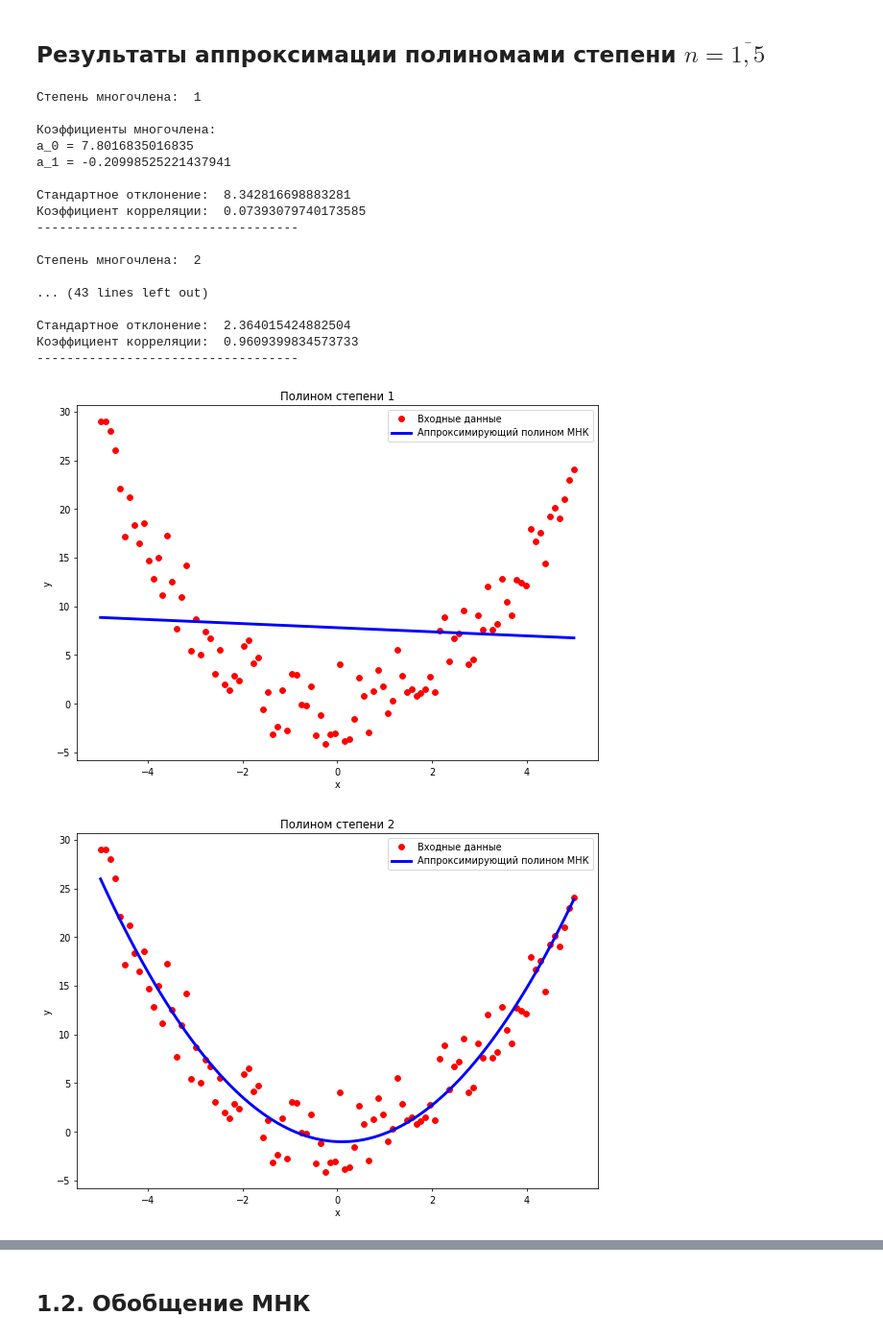
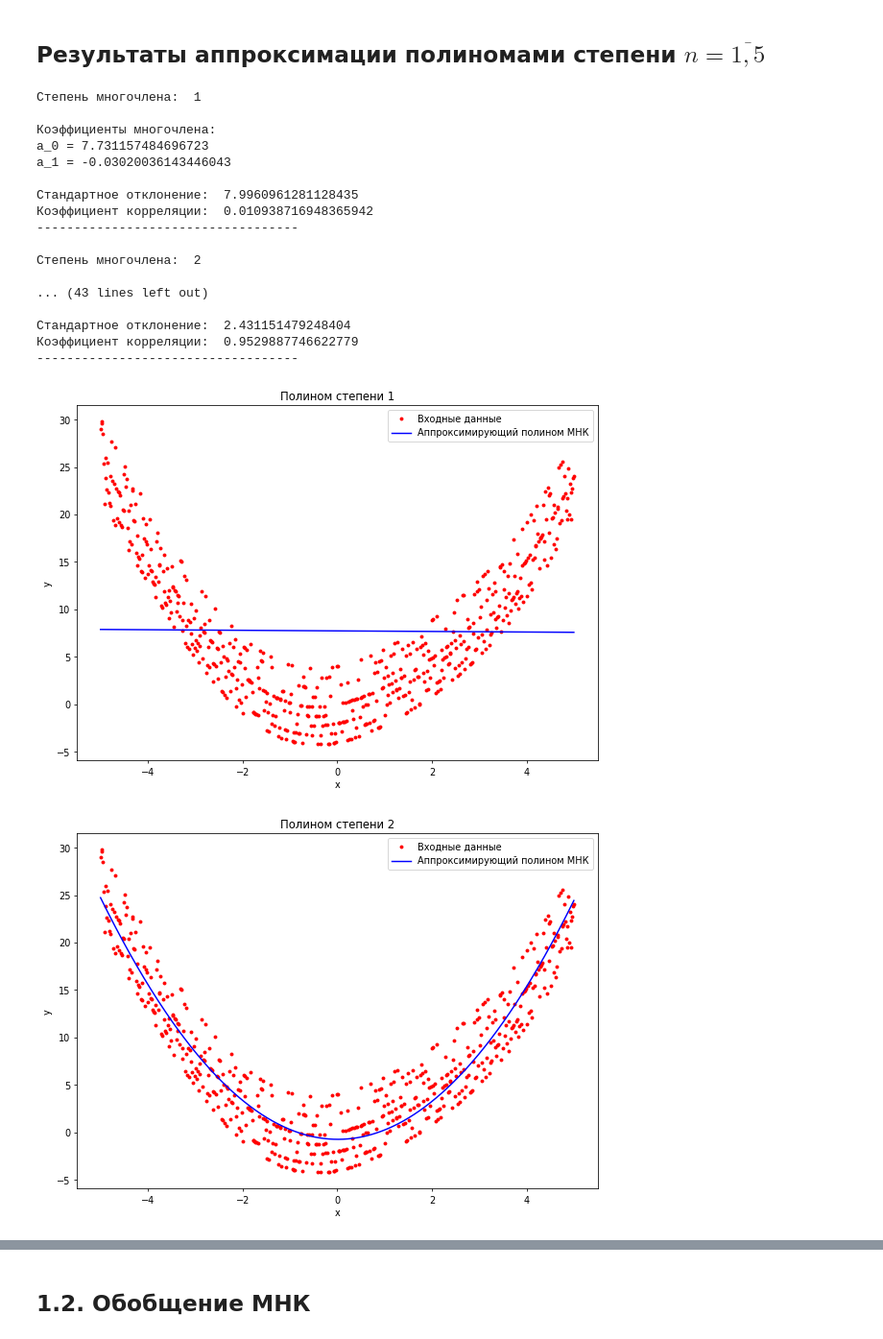
Before and after one commit to verse-chorus/least_squares_method, a Jupyter notebook: МНК.ipynb, the cells around one changed output, grey strips where cells are left out. Shown: that part at 96% size. Drawn from its saved outputs; the diff is of its cells as text; code cells hidden in the pictures.

```diff
--- a/МНК.ipynb
+++ b/МНК.ipynb
@@ -9,7 +10,7 @@ plt=reload(plt)
 # %% [markdown]
 ## Исходная функция
 # %%
-def fn(x):
+def f(x):
     return x**2 + np.sin(x)
 # %% [markdown]
 ## 1.1. Нормальные уравнения
@@ -35,10 +36,10 @@ def least_squares(a, b, m, poly_degree, figure=None, arg=None, show_info=None):
     fun_vals = []
     x, y = [], []
     interval = np.linspace(a, b, m)
-    eps = 3
+    eps = 0.3
     # Генерируем приближенные значения функции f_i
     for i in interval:
-        fun_vals.append(fn(i) + ((-1)*(rd.randint(0, 17))%5)*(-1)**(rd.randint(-1, 1)))
+        fun_vals.append(f(i) + ((-1)*(rd.randint(0, 17))%5)*(-1)**(rd.randint(-1, 1)))
         x.append(i)
 
     x = np.array(x, float)
@@ -90,7 +91,7 @@ def least_squares(a, b, m, poly_degree, figure=None, arg=None, show_info=None):
     # Визуализация
     if figure == True and arg==None:
         plt.figure(figsize=(10, 7), dpi=70)
-        plt.plot(x, y, 'ro', label='Входные данные')
+        plt.plot(x, y, 'r.', label='Входные данные')
 
         def approximation(ar):
             f = 0
@@ -98,7 +99,7 @@ def least_squares(a, b, m, poly_degree, figure=None, arg=None, show_info=None):
                 f += coeff[i] * ar**i
             return f
 
-        plt.plot(x, approximation(x), 'b-', label='Аппроксимирующий полином МНК', linewidth = 3)
+        plt.plot(x, approximation(x), 'b-', label='Аппроксимирующий полином МНК')
         plt.xlabel('x')
         plt.ylabel('y')
         plt.title('Полином степени ' + str(n))
@@ -125,24 +126,24 @@ def least_squares(a, b, m, poly_degree, figure=None, arg=None, show_info=None):
 ## Результаты аппроксимации полиномами степени $n=\overline{1,5}$
 # %%
 for i in range(1, 6):
-    least_squares(a=-5, b=5, m=100, poly_degree=i, figure=1, show_info=1)
+    least_squares(a=-5, b=5, m=600, poly_degree=i, figure=1, show_info=1)
 # %% [output]
 Степень многочлена:  1
 
 Коэффициенты многочлена:
-a_0 = 7.8016835016835
-a_1 = -0.20998525221437941
+a_0 = 7.731157484696723
+a_1 = -0.03020036143446043
 
-Стандартное отклонение:  8.342816698883281
-Коэффициент корреляции:  0.07393079740173585
+Стандартное отклонение:  7.9960961281128435
+Коэффициент корреляции:  0.010938716948365942
 -----------------------------------
 
 Степень многочлена:  2
 
 ... (43 lines left out)
 
-Стандартное отклонение:  2.364015424882504
-Коэффициент корреляции:  0.9609399834573733
+Стандартное отклонение:  2.431151479248404
+Коэффициент корреляции:  0.9529887746622779
 -----------------------------------
-[figure, old version]
+[figure, new version]
-[figure, old version]
+[figure, new version]
```
Also changed, not shown: parts of 24 cells of this notebook, 8 other files.
